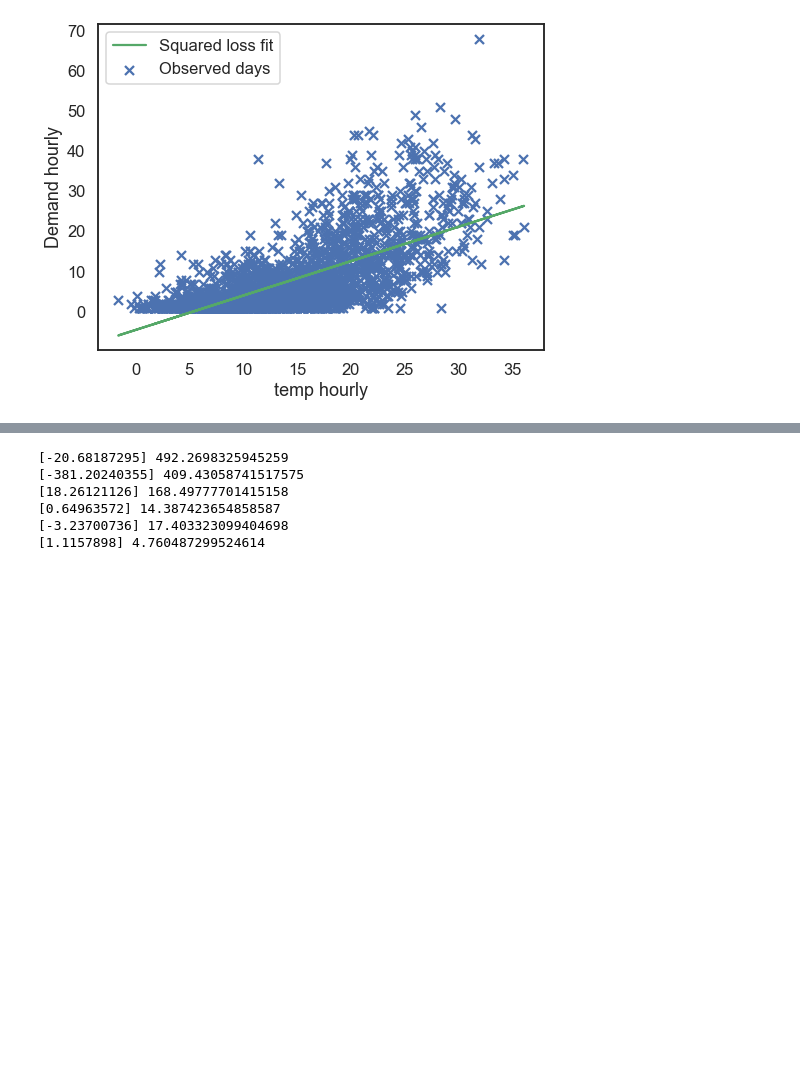
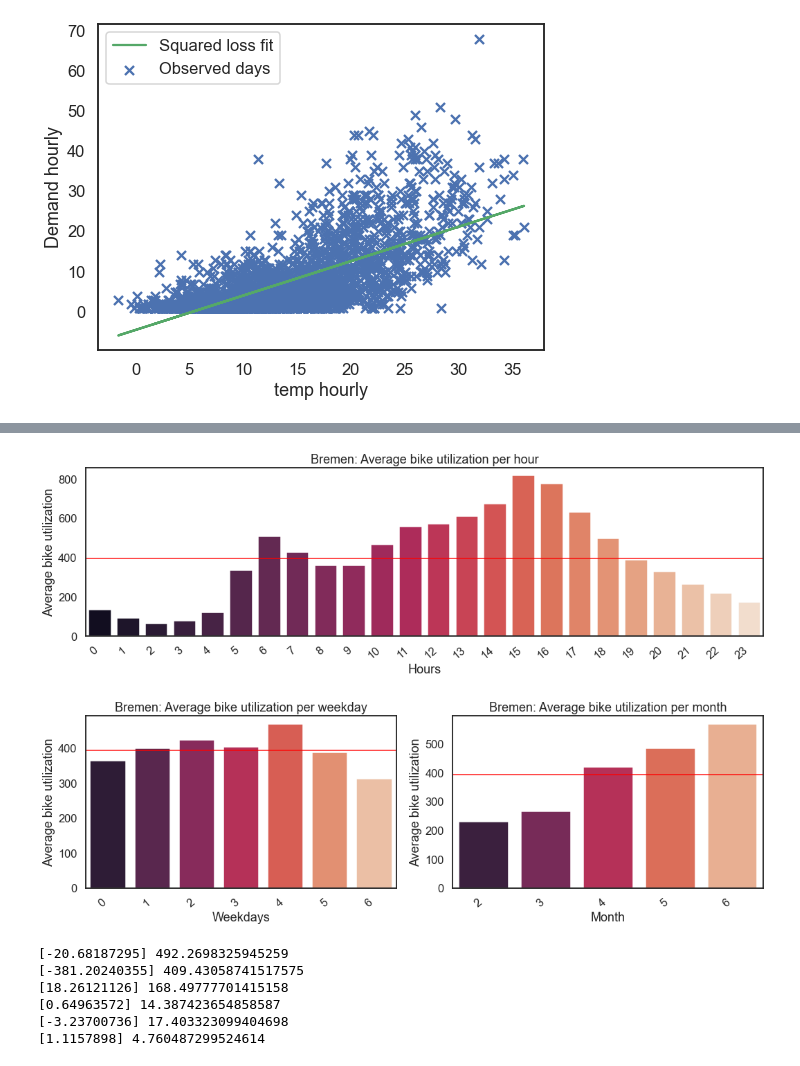
Before and after one commit to Polifka/eagle_gang, a Jupyter notebook: KPI analysis.ipynb, the cells around one changed output, grey strips where cells are left out. Cells and saved outputs as stored; diff of their text form; code cells hidden in the pictures; blank space fills up the shorter version.

```diff
--- a/KPI analysis.ipynb
+++ b/KPI analysis.ipynb
@@ -218,3 +257,8 @@ general_utilization("bremen","bike","Bremen","dataset")
+# %%
+general_utilization("bremen","bike","Bremen","dataset",False)
+# %% [output]
+[figure, added]
+[figure, added]
 # %%
 weather_utilization_regression(read_data("bremen"))
 # %% [output]
```
Also changed, not shown: parts of 9 cells of this notebook, 6 other files.
